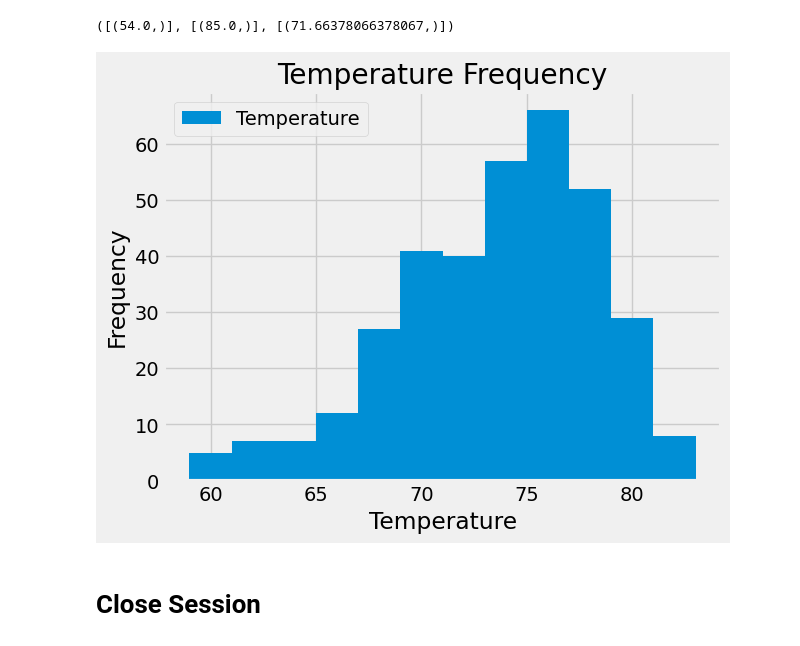
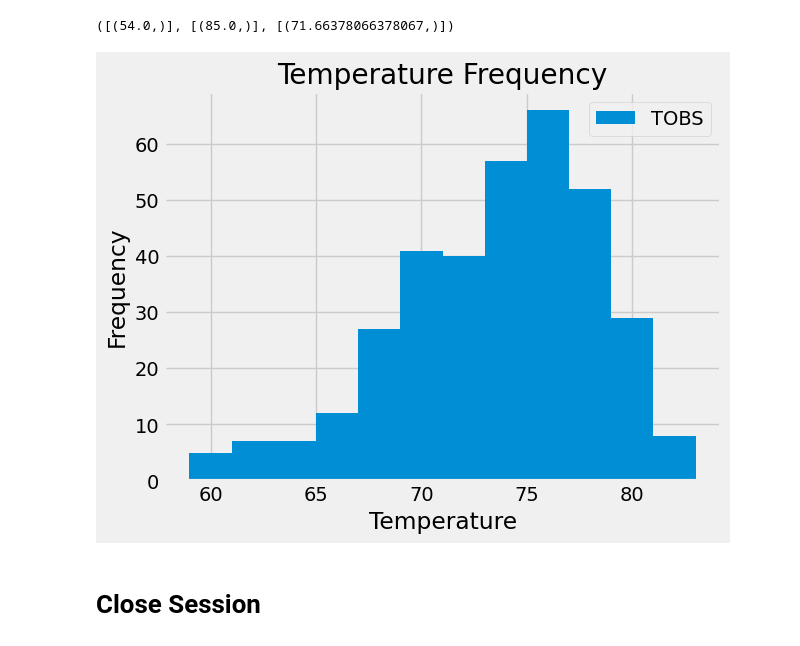
Before and after one commit to AdebolaShelby/sqlalchemy-challenge, a Jupyter notebook: SurfsUp/climate_starter.ipynb, the cells around one changed output. Drawn from its saved outputs; the diff is of its cells as text; code cells hidden in the pictures.

```diff
--- a/SurfsUp/climate_starter.ipynb
+++ b/SurfsUp/climate_starter.ipynb
@@ -55,7 +52,14 @@ recent_date
 ('2017-08-23',)
 # %%
 # Design a query to retrieve the last 12 months of precipitation data and plot the results.
+
 # Starting from the most recent data point in the database.
-most_recent_date = dt.datetime.strptime(recent_date[0], '%Y-%m-%d')
+
+last_12_months = Session.query(measurement.date, measurement.prcp).\
+    filter(measurement.date >= '2016-08-23').\
+    order_by(measurement.date).all()
+last_12_months
+
 # Calculate the date one year from the last date in data set.
-one_year_ago = most_recent_date - dt.timedelta(days=365)
+date_one_year = dt.date(2017, 8, 23) - dt.timedelta(days=365)
+date_one_year
@@ -145,15 +164,19 @@ lowest_temp, highest_temp, average_temp
 # %%
 # Using the most active station id
 # Query the last 12 months of temperature observation data for this station and plot the results as a histogram
 last_12_months_temp = Session.query(measurement.tobs).filter(measurement.date >= one_year_ago).filter(measurement.station == most_active_id).all()
-last_12_months_temp_df = pd.DataFrame(last_12_months_temp, columns=['Temperature'])
+last_12_months_temp_df = pd.DataFrame(last_12_months_temp, columns=['TOBS'])
 last_12_months_temp_df.plot.hist(bins=12)
 plt.xlabel('Temperature')
 plt.ylabel('Frequency')
 plt.title('Temperature Frequency')
+
+#save the plot
+plt.savefig("Temperature.png")
+
 plt.show()
 # %% [output]
-[figure, old version]
+[figure, new version]
 # %% [markdown]
 # Close Session
 # %%
```
Also changed, not shown: parts of 6 cells of this notebook, 3 other files.
